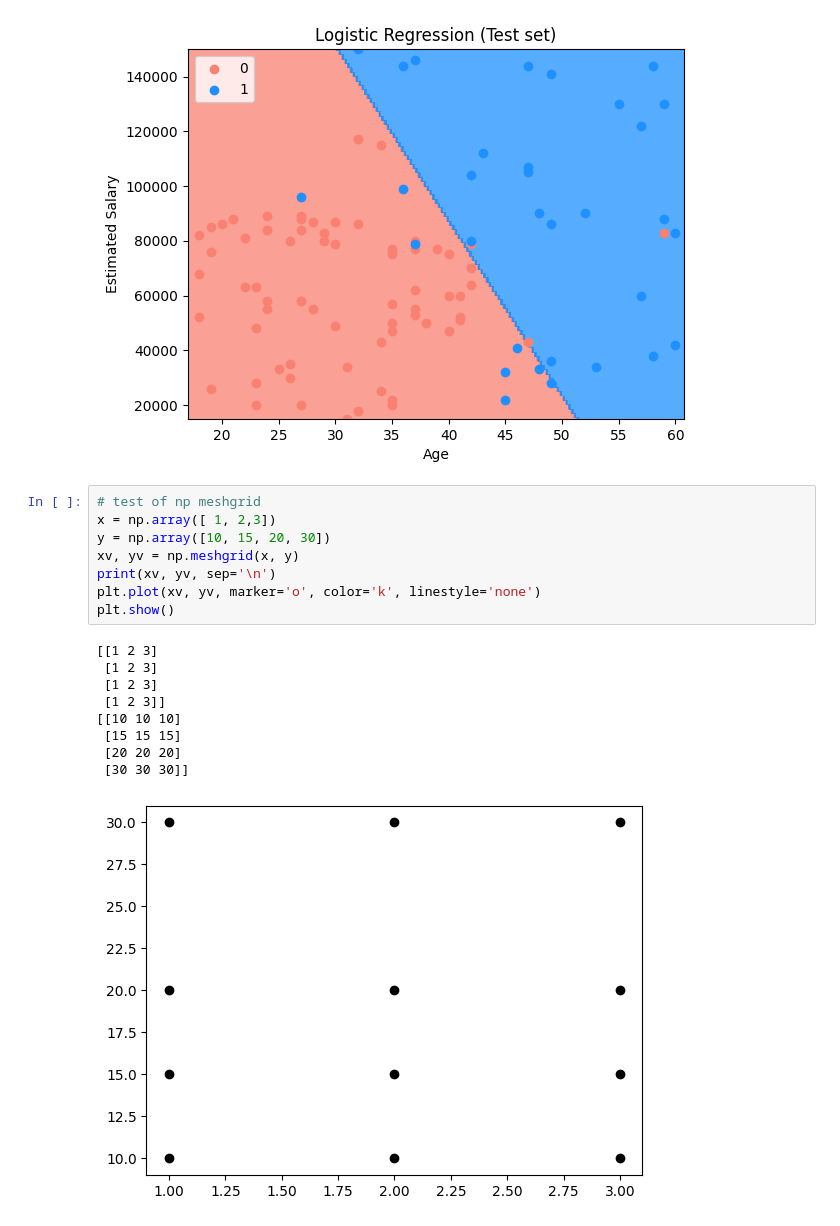
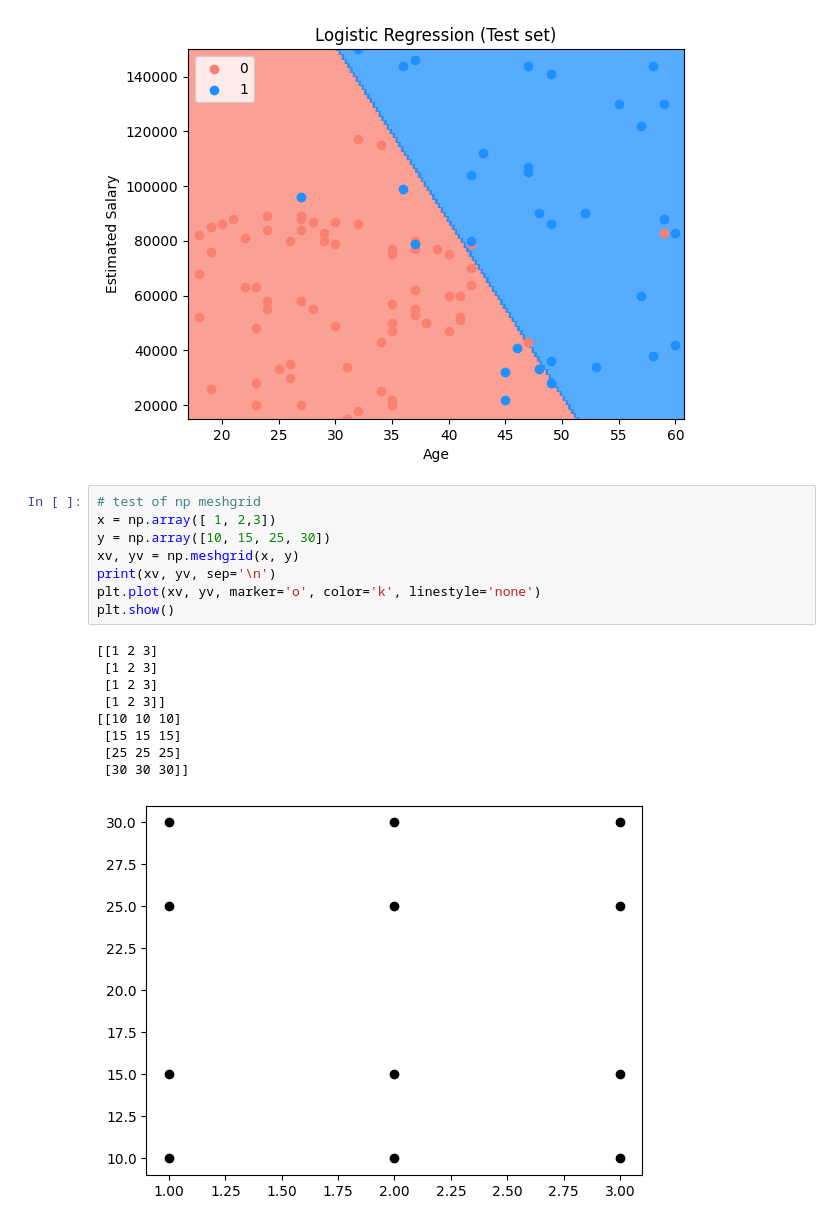
Before and after one commit to toliyang/AI_ML, a Jupyter notebook: Classification/S_14/logistic_regression.ipynb, the cells around one changed output. Drawn from its saved outputs; the diff is of its cells as text.

```diff
--- a/Classification/S_14/logistic_regression.ipynb
+++ b/Classification/S_14/logistic_regression.ipynb
@@ -183,18 +183,18 @@ plt.show()
 # %%
 # test of np meshgrid
 x = np.array([ 1, 2,3])
-y = np.array([10, 15, 20, 30])
+y = np.array([10, 15, 25, 30])
 xv, yv = np.meshgrid(x, y)
 print(xv, yv, sep='\n')
 plt.plot(xv, yv, marker='o', color='k', linestyle='none')
 plt.show()
 # %% [output]
 [[1 2 3]
  [1 2 3]
  [1 2 3]
  [1 2 3]]
 [[10 10 10]
  [15 15 15]
- [20 20 20]
+ [25 25 25]
  [30 30 30]]
-[figure, old version]
+[figure, new version]
```
